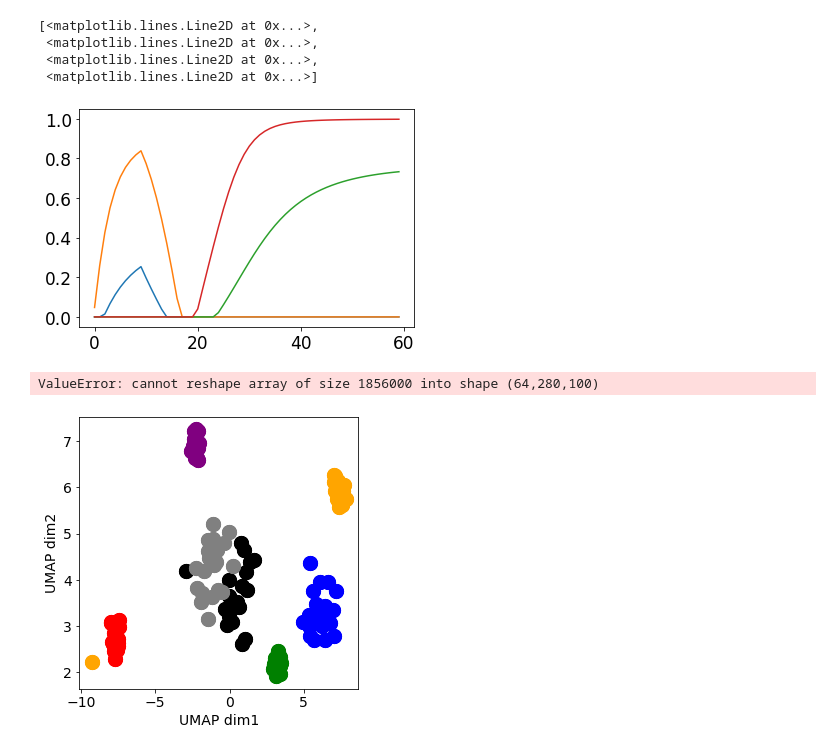
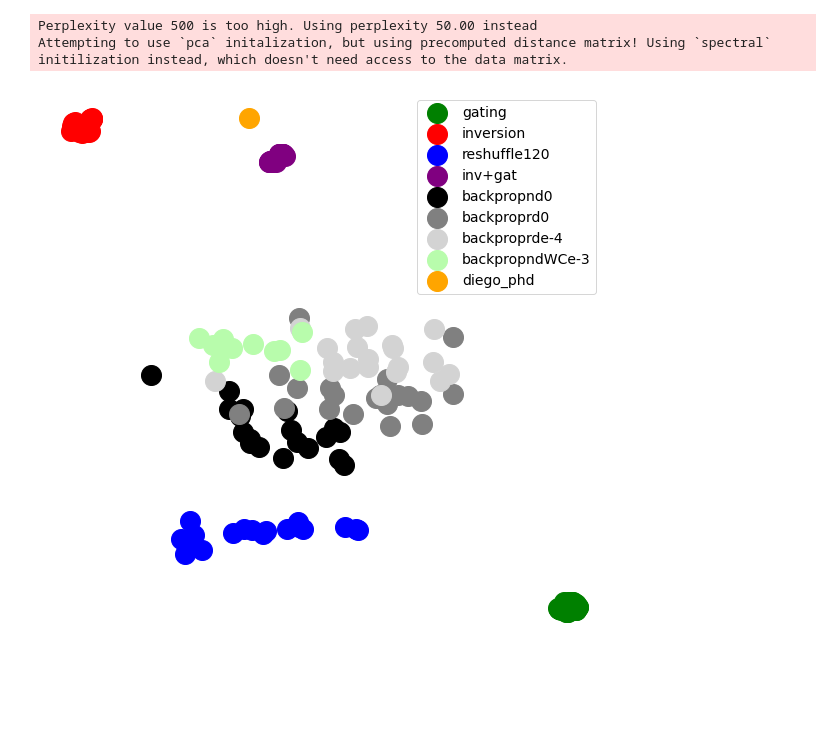
Before and after one commit to azaho/ccn_story3, a Jupyter notebook: netdist.ipynb, the cells around one changed output. Saved outputs shown, nothing was run; the diff lists cells and outputs as text; code cells hidden in the pictures; blank space fills up the shorter version.

```diff
--- a/netdist.ipynb
+++ b/netdist.ipynb
@@ -337,32 +286,28 @@ plt.legend()
-# %%
-plt.plot(array[0::16, delay0:delay0+s_c_f+delay1, 60].T)
-# %% [output]
-[<matplotlib.lines.Line2D at 0x...>,
- <matplotlib.lines.Line2D at 0x...>,
- <matplotlib.lines.Line2D at 0x...>,
- <matplotlib.lines.Line2D at 0x...>]
-[figure, removed]
-# %%
-network = list(networks.values())[1]
-j = 3
-n_trials = 64
-net_size = 100
-
-name = network['names'][j]
-array = np.load(name+f"/model_parameterupdate{network['metadatas'][j]['hyperparameters']['train_for_steps']}_fr.npy")
-array = array.reshape(n_trials, 280, net_size)
-# %% [output]
-ValueError: cannot reshape array of size 1856000 into shape (64,280,100)
-# %%
-import umap
-embedding = umap.UMAP(metric='precomputed', n_neighbors=100, densmap=True).fit_transform(dist)
-fig = plt.figure(figsize=(5, 5))
-plt.rc('font', **{'family': 'DejaVu Sans', 'weight': 'normal', 'size': 14})
-for i in range(n_networks):
-    plt.scatter(embedding[list(networks.values())[i]['ids'], 0], embedding[list(networks.values())[i]['ids'], 1], 200, list(networks.values())[i]['color'], label=network_names[i])
-plt.xlabel("UMAP dim1")
-plt.ylabel("UMAP dim2")
-#plt.legend()
-plt.show()
-# %% [output]
-[figure, removed]
+# %%
+import openTSNE
+tsne = openTSNE.TSNE(
+    perplexity=500,  # always use maximum possible perplexity, to preserve global structure
+    metric='precomputed',
+    verbose=False
+)
+
+include = "gating,inversion,reshuffle120,inv+gat,backpropnd0,backproprd0,backproprde-4,backpropndWCe-3,diego_phd".split(',')
+ids = np.concatenate([all_networks[name]['ids'] for name in include])
+embedding = tsne.fit(dist[ids, :][:, ids])
+fig = plt.figure(figsize=(10, 10))
+plt.rc('font', **{'family': 'DejaVu Sans', 'weight': 'normal', 'size': 14})
+i = 0
+for name, network in all_networks.items():
+    if name not in include: continue
+    n = len(network['ids'])
+    plt.scatter(embedding[i:i+n, 0], embedding[i:i+n, 1], 400, color=network['color'], label=name)
+    i += n
+plt.xlabel("openTSNE dim1")
+plt.ylabel("openTSNE dim2")
+plt.legend()
+plt.gca().axis('off')
+plt.show()#plt.savefig("ccn_opentsne.pdf", bbox_inches = 'tight')
+# %% [output]
+Perplexity value 500 is too high. Using perplexity 50.00 instead
+Attempting to use `pca` initalization, but using precomputed distance matrix! Using `spectral` initilization instead, which doesn't need access to the data matrix.
+[figure, added]
```
Also changed, not shown: parts of 21 cells of this notebook.
